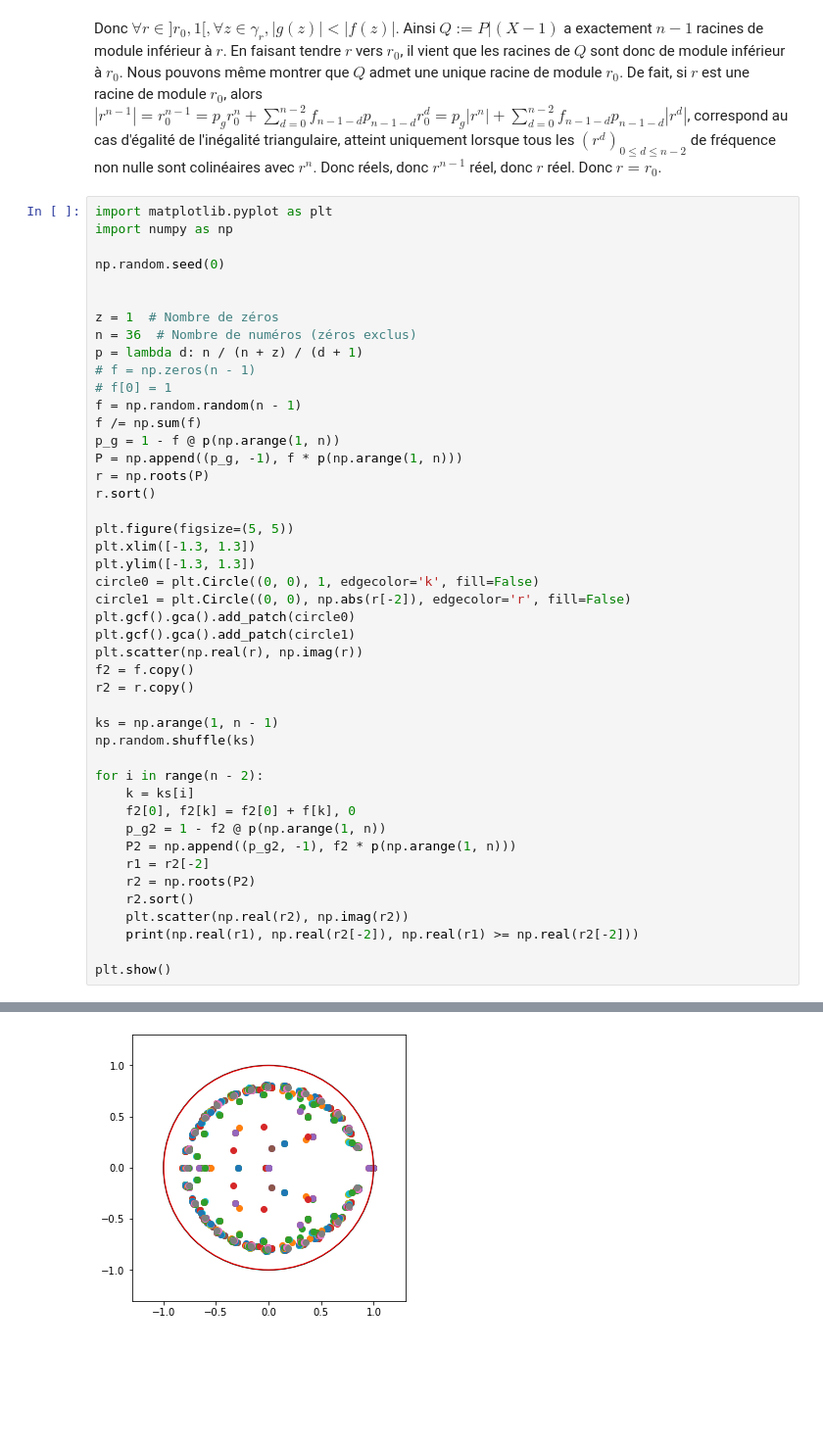
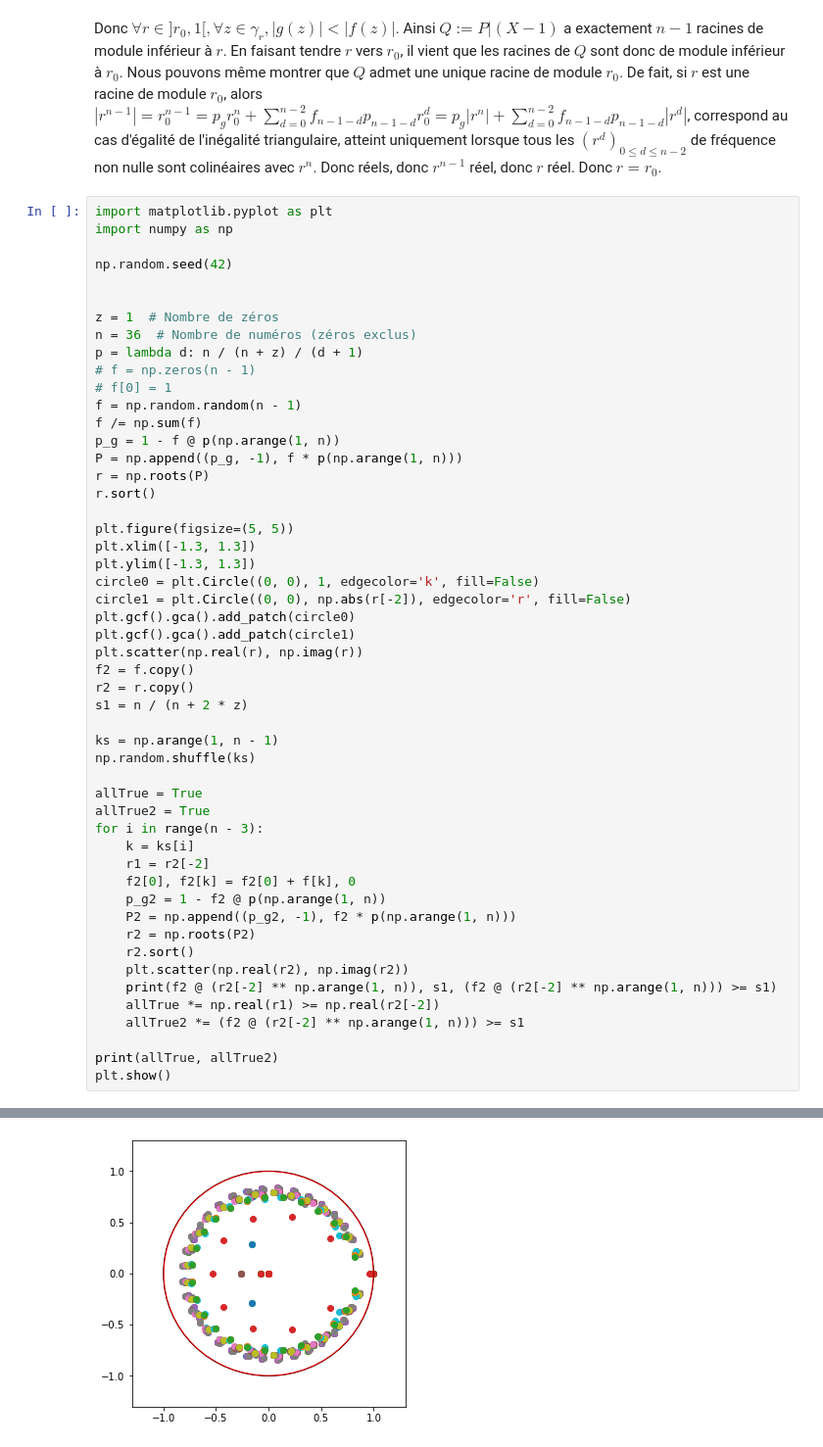
Before and after one commit to jeanHeibig/casinoRoulette, a Jupyter notebook: model2/rouche.ipynb, the cells around one changed output, grey strips where cells are left out. Shown: that part at 98% size. Cells and saved outputs as stored; diff of their text form; blank space fills up the shorter version.

```diff
--- a/model2/rouche.ipynb
+++ b/model2/rouche.ipynb
@@ -23,7 +23,7 @@ Donc $\forall r \in ]r_{0}, 1[, \forall z \in \gamma_{r}, |g(z)| < |f(z)|$. Ains
 import matplotlib.pyplot as plt
 import numpy as np
 
-np.random.seed(0)
+np.random.seed(42)
 
 
 z = 1  # Nombre de zéros
@@ -48,20 +48,26 @@ plt.gcf().gca().add_patch(circle1)
 plt.scatter(np.real(r), np.imag(r))
 f2 = f.copy()
 r2 = r.copy()
+s1 = n / (n + 2 * z)
 
 ks = np.arange(1, n - 1)
 np.random.shuffle(ks)
 
-for i in range(n - 2):
+allTrue = True
+allTrue2 = True
+for i in range(n - 3):
     k = ks[i]
+    r1 = r2[-2]
     f2[0], f2[k] = f2[0] + f[k], 0
     p_g2 = 1 - f2 @ p(np.arange(1, n))
     P2 = np.append((p_g2, -1), f2 * p(np.arange(1, n)))
-    r1 = r2[-2]
     r2 = np.roots(P2)
     r2.sort()
     plt.scatter(np.real(r2), np.imag(r2))
-    print(np.real(r1), np.real(r2[-2]), np.real(r1) >= np.real(r2[-2]))
+    print(f2 @ (r2[-2] ** np.arange(1, n)), s1, (f2 @ (r2[-2] ** np.arange(1, n))) >= s1)
+    allTrue *= np.real(r1) >= np.real(r2[-2])
+    allTrue2 *= (f2 @ (r2[-2] ** np.arange(1, n))) >= s1
 
+print(allTrue, allTrue2)
 plt.show()
 # %% [output]
@@ -85 +91 @@ plt.show()
-[figure, old version]
+[figure, new version]
```
Also changed, not shown: parts of 1 cell of this notebook.
